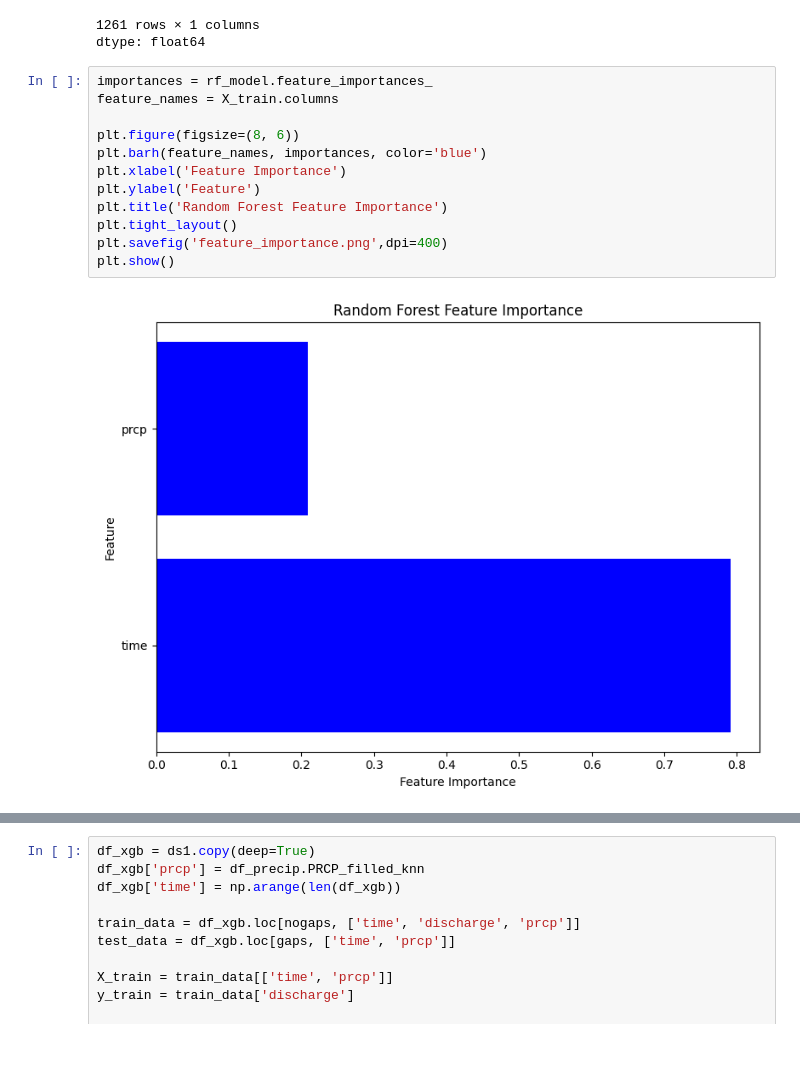
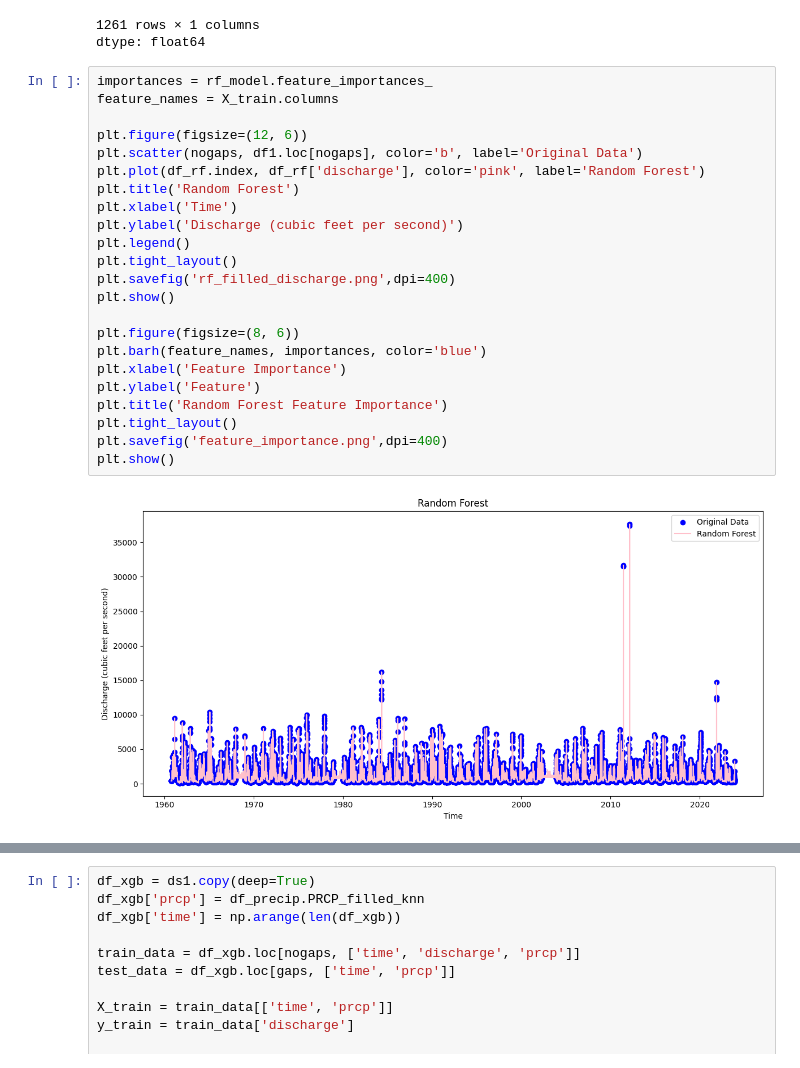
Before and after one commit to rohitshukla0104/elephant, a Jupyter notebook: presentation_final.ipynb, the cells around one changed output, grey strips where cells are left out. Saved outputs shown, nothing was run; the diff lists cells and outputs as text.

```diff
--- a/presentation_final.ipynb
+++ b/presentation_final.ipynb
@@ -250,14 +250,25 @@ dtype: float64
 # %%
 importances = rf_model.feature_importances_
 feature_names = X_train.columns
+
+plt.figure(figsize=(12, 6))
+plt.scatter(nogaps, df1.loc[nogaps], color='b', label='Original Data')
+plt.plot(df_rf.index, df_rf['discharge'], color='pink', label='Random Forest')
+plt.title('Random Forest')
+plt.xlabel('Time')
+plt.ylabel('Discharge (cubic feet per second)')
+plt.legend()
+plt.tight_layout()
+plt.savefig('rf_filled_discharge.png',dpi=400)
+plt.show()
 
 plt.figure(figsize=(8, 6))
 plt.barh(feature_names, importances, color='blue')
 plt.xlabel('Feature Importance')
 plt.ylabel('Feature')
 plt.title('Random Forest Feature Importance')
 plt.tight_layout()
 plt.savefig('feature_importance.png',dpi=400)
 plt.show()
 # %% [output]
-[figure, old version]
+[figure, new version]
```
Also changed, not shown: parts of 5 cells of this notebook.
